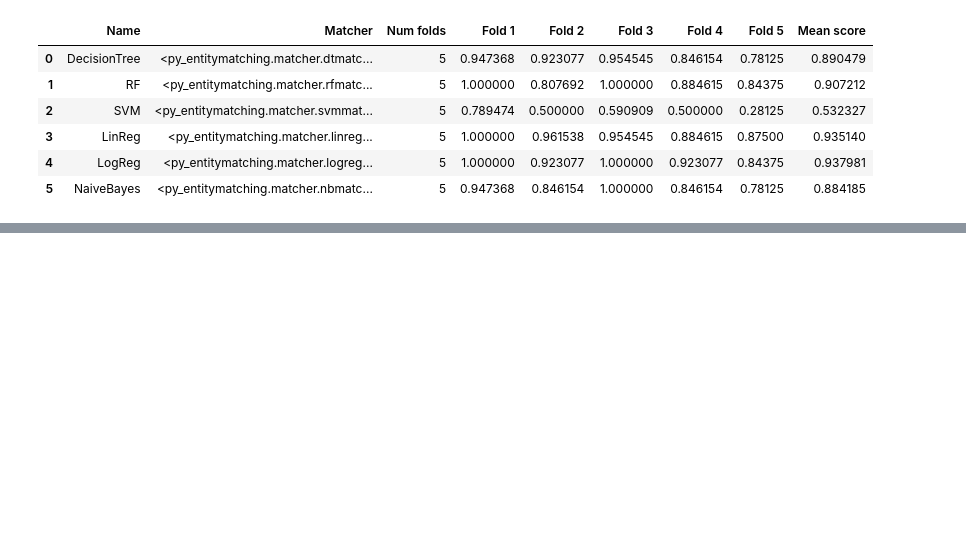
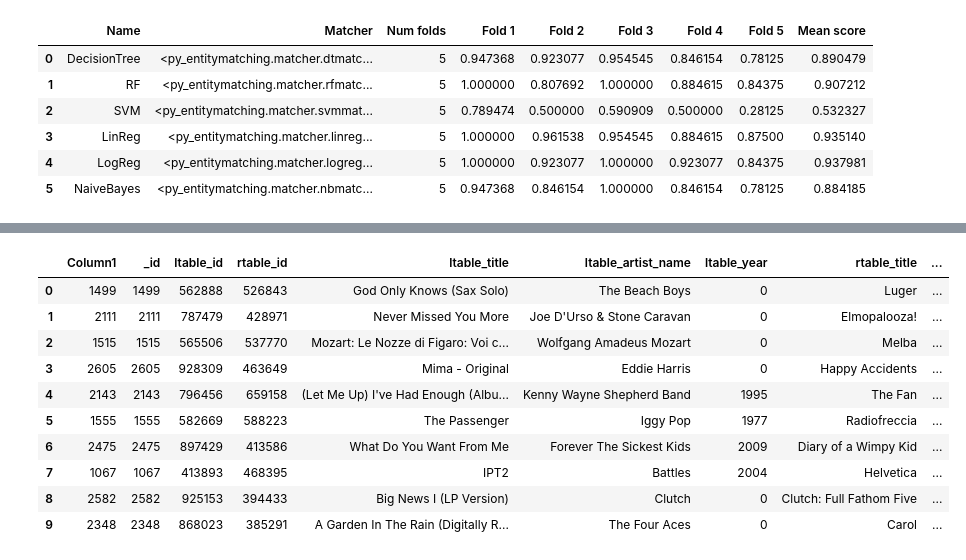
Before and after one commit to Sripradha-karkala/CS838-Data-Science, a Jupyter notebook: Stage3 V1/CS838+Stage+3+V1.ipynb, the cells around one changed output, grey strips where cells are left out. Saved outputs shown, nothing was run; the diff lists cells and outputs as text; code cells hidden in the pictures; blank space fills up the shorter version.

```diff
--- a/Stage3 V1/CS838+Stage+3+V1.ipynb
+++ b/Stage3 V1/CS838+Stage+3+V1.ipynb
@@ -471,0 +660,6 @@ False negatives : 10 (out of 62 negative predictions)
+# %%
+itest_features = em.extract_feature_vecs(itest, feature_table=F1, attrs_after='gold', show_progress=False)
+
+pred_table = dt.predict(table=itest_features,
+                        exclude_attrs=['_id', 'ltable_id', 'rtable_id', 'gold'],
+                        append=True, target_attr='predicted_labels')
@@ -471,0 +668,3 @@ False negatives : 10 (out of 62 negative predictions)
+# %%
+eval_summary = em.eval_matches(pred_table, 'gold', 'predicted_labels')
+eval_summary
@@ -471,0 +709,14 @@ False negatives : 10 (out of 62 negative predictions)
+# %%
+em.get_false_negatives_as_df(itest, eval_summary, verbose=False)
+# %% [output]
+|  | Column1 | _id | ltable_id | rtable_id | ltable_title | ltable_artist_name | ltable_year | rtable_title | ... |
+| 0 | 1499 | 1499 | 562888 | 526843 | God Only Knows (Sax Solo) | The Beach Boys | 0 | Luger | ... |
+| 1 | 2111 | 2111 | 787479 | 428971 | Never Missed You More | Joe D'Urso & Stone Caravan | 0 | Elmopalooza! | ... |
+| 2 | 1515 | 1515 | 565506 | 537770 | Mozart: Le Nozze di Figaro: Voi c... | Wolfgang Amadeus Mozart | 0 | Melba | ... |
+| 3 | 2605 | 2605 | 928309 | 463649 | Mima - Original | Eddie Harris | 0 | Happy Accidents | ... |
+| 4 | 2143 | 2143 | 796456 | 659158 | (Let Me Up) I've Had Enough (Albu... | Kenny Wayne Shepherd Band | 1995 | The Fan | ... |
+| 5 | 1555 | 1555 | 582669 | 588223 | The Passenger | Iggy Pop | 1977 | Radiofreccia | ... |
+| 6 | 2475 | 2475 | 897429 | 413586 | What Do You Want From Me | Forever The Sickest Kids | 2009 | Diary of a Wimpy Kid | ... |
+| 7 | 1067 | 1067 | 413893 | 468395 | IPT2 | Battles | 2004 | Helvetica | ... |
+| 8 | 2582 | 2582 | 925153 | 394433 | Big News I (LP Version) | Clutch | 0 | Clutch: Full Fathom Five | ... |
+| 9 | 2348 | 2348 | 868023 | 385291 | A Garden In The Rain (Digitally R... | The Four Aces | 0 | Carol | ... |
```
Also changed, not shown: parts of 22 cells of this notebook, 1 other file.
